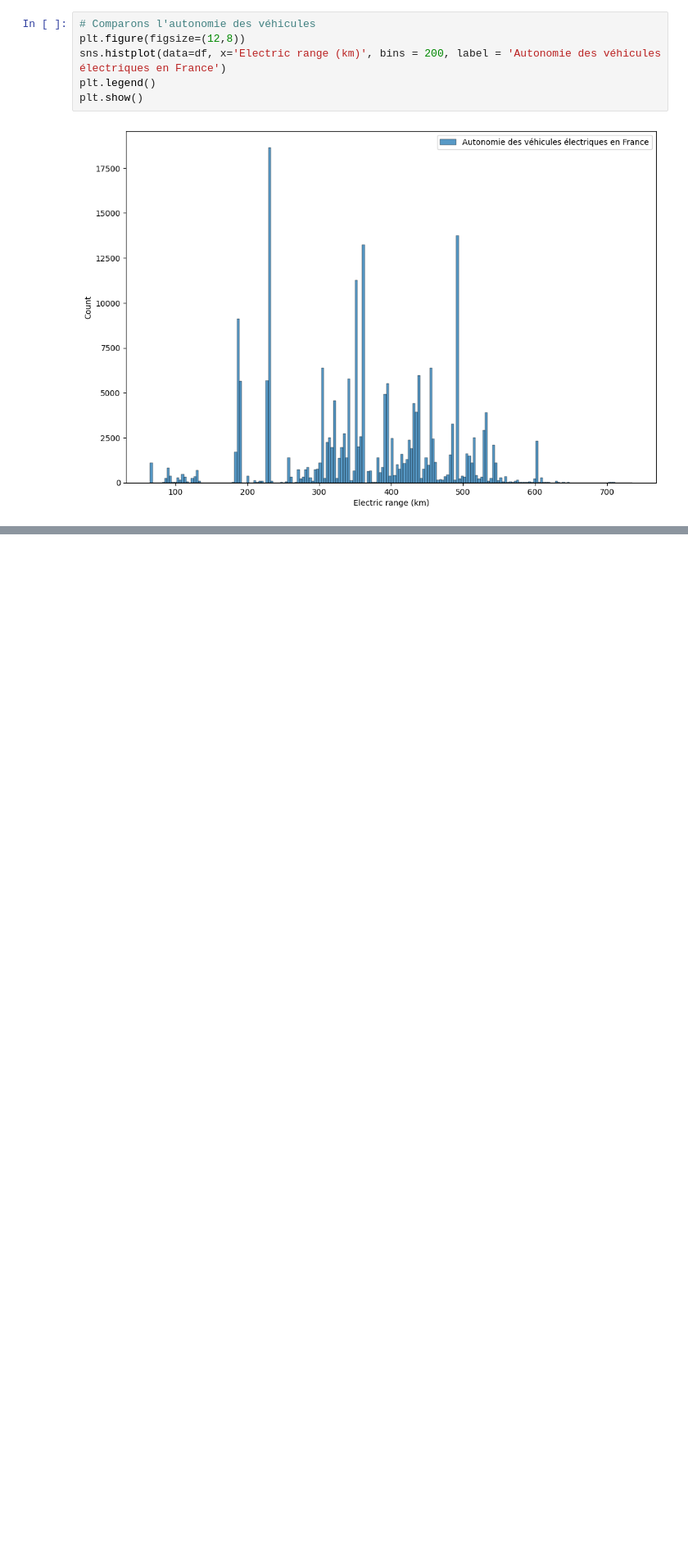
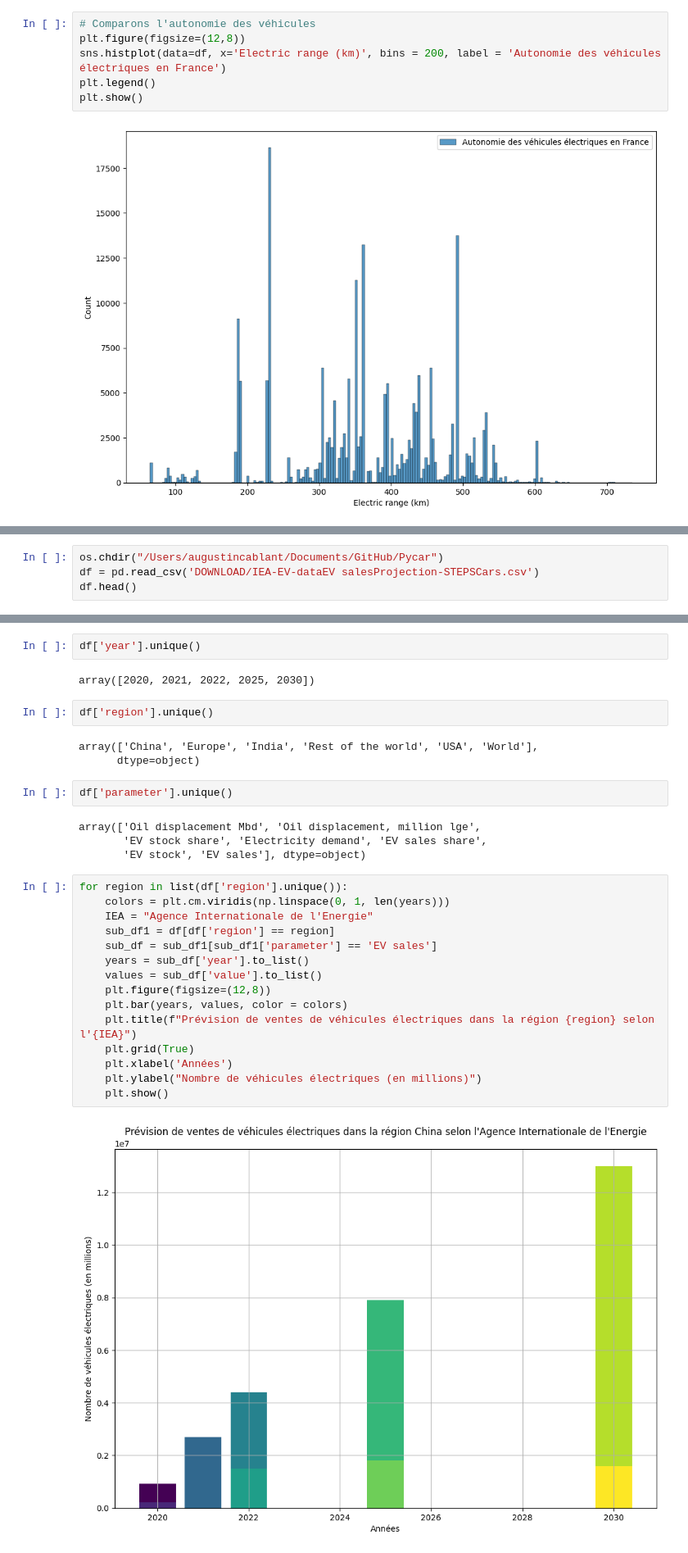
Before and after one commit to antoine-palazz/PyCar, a Jupyter notebook: notebooks/EDA_voitures.ipynb, the cells around one changed output, grey strips where cells are left out. Shown at 82% size. Cells and saved outputs as stored; diff of their text form; blank space fills up the shorter version.

```diff
--- a/notebooks/EDA_voitures.ipynb
+++ b/notebooks/EDA_voitures.ipynb
@@ -139,0 +145,4 @@ plt.show()
+# %%
+os.chdir("/Users/augustincablant/Documents/GitHub/Pycar")
+df = pd.read_csv('DOWNLOAD/IEA-EV-dataEV salesProjection-STEPSCars.csv')
+df.head()
@@ -139,0 +156,32 @@ plt.show()
+# %%
+df['year'].unique()
+# %% [output]
+array([2020, 2021, 2022, 2025, 2030])
+# %%
+df['region'].unique()
+# %% [output]
+array(['China', 'Europe', 'India', 'Rest of the world', 'USA', 'World'],
+      dtype=object)
+# %%
+df['parameter'].unique()
+# %% [output]
+array(['Oil displacement Mbd', 'Oil displacement, million lge',
+       'EV stock share', 'Electricity demand', 'EV sales share',
+       'EV stock', 'EV sales'], dtype=object)
+# %%
+for region in list(df['region'].unique()):
+    colors = plt.cm.viridis(np.linspace(0, 1, len(years)))
+    IEA = "Agence Internationale de l'Energie"
+    sub_df1 = df[df['region'] == region]
+    sub_df = sub_df1[sub_df1['parameter'] == 'EV sales']
+    years = sub_df['year'].to_list()
+    values = sub_df['value'].to_list()
+    plt.figure(figsize=(12,8))
+    plt.bar(years, values, color = colors)
+    plt.title(f"Prévision de ventes de véhicules électriques dans la région {region} selon l'{IEA}")
+    plt.grid(True)
+    plt.xlabel('Années')
+    plt.ylabel("Nombre de véhicules électriques (en millions)")
+    plt.show()
+# %% [output]
+[figure, added]
```
Also changed, not shown: parts of 4 cells of this notebook.
